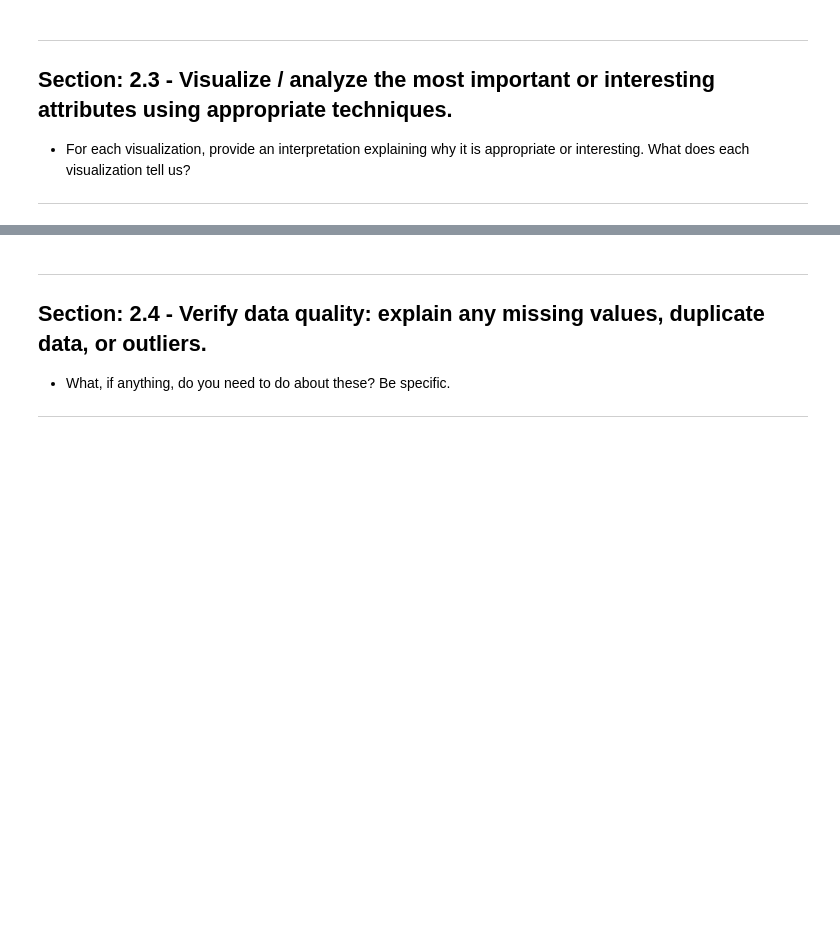
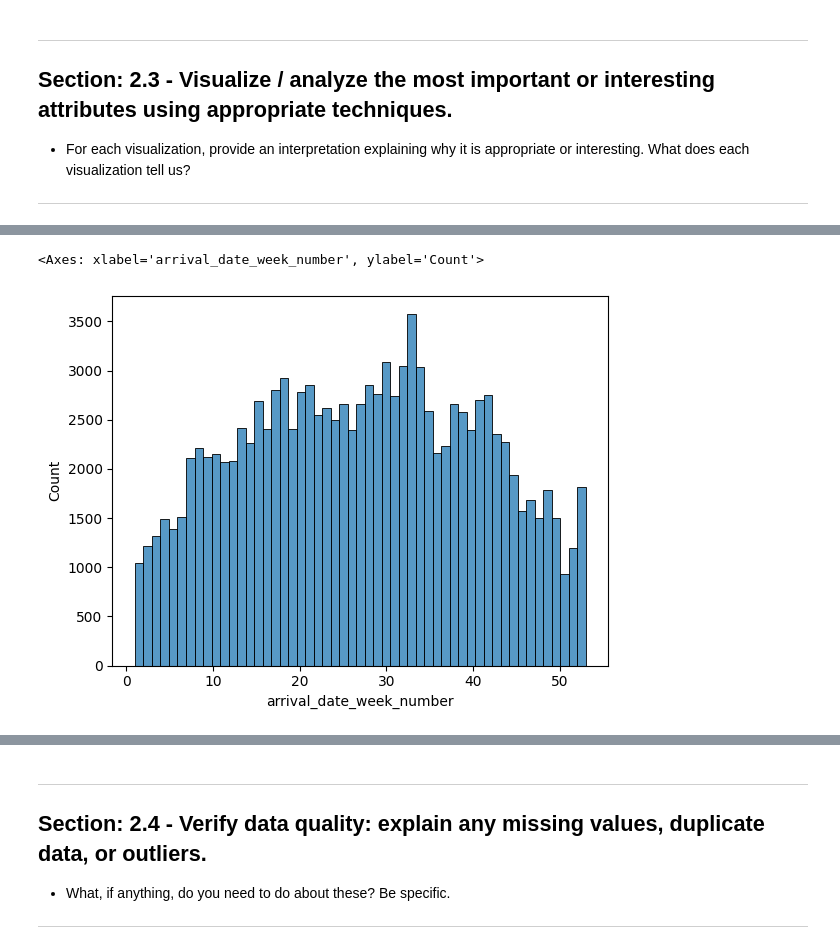
Before and after one commit to morgan1461/osu-gradtda-5622-sp26, a Jupyter notebook: course_materials/case_studies/1/GRADTDA5622-Sp23-CS1-Template_V1.ipynb, the cells around one changed output, grey strips where cells are left out. Cells and saved outputs as stored; diff of their text form; code cells hidden in the pictures; blank space fills up the shorter version.

```diff
--- a/course_materials/case_studies/1/GRADTDA5622-Sp23-CS1-Template_V1.ipynb
+++ b/course_materials/case_studies/1/GRADTDA5622-Sp23-CS1-Template_V1.ipynb
@@ -589,0 +616,11 @@ Note that there are some suspicious values above.  These may be data quality iss
+# %%
+# Spread of arrival date week
+sns.histplot(
+    data=data_df,
+    x="arrival_date_week_number",
+    bins=53
+)
+# distribution of weeks seems to make sense - nothing suspiscious of note
+# %% [output]
+<Axes: xlabel='arrival_date_week_number', ylabel='Count'>
+[figure, added]
```
Also changed, not shown: parts of 22 cells of this notebook.
